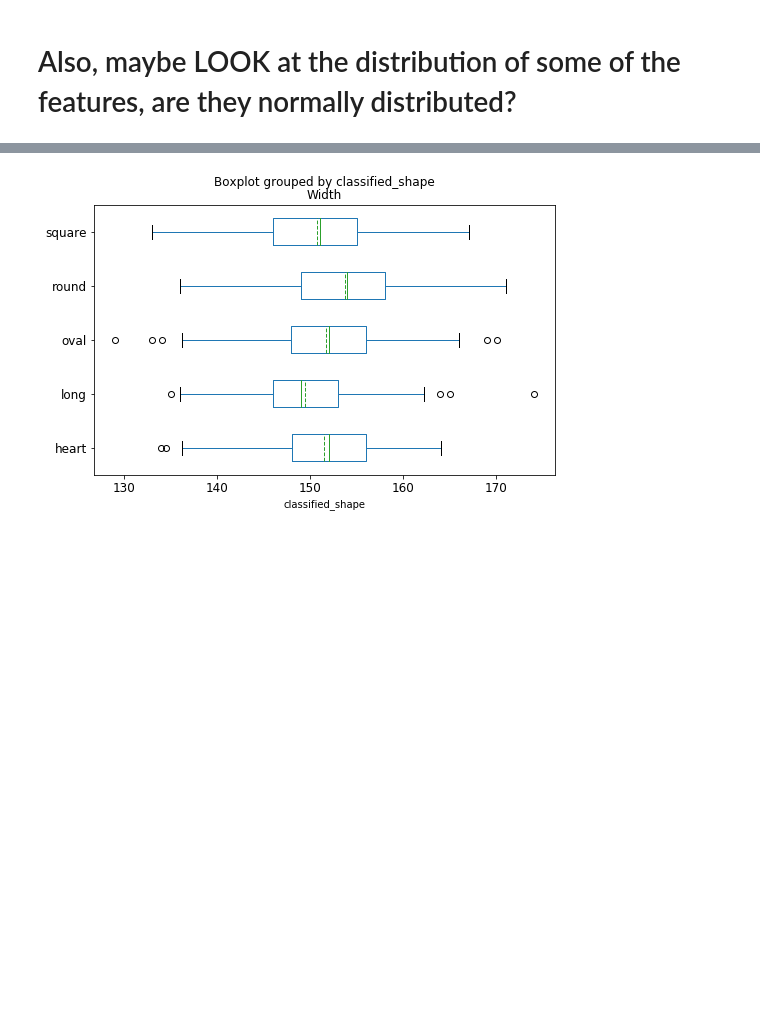
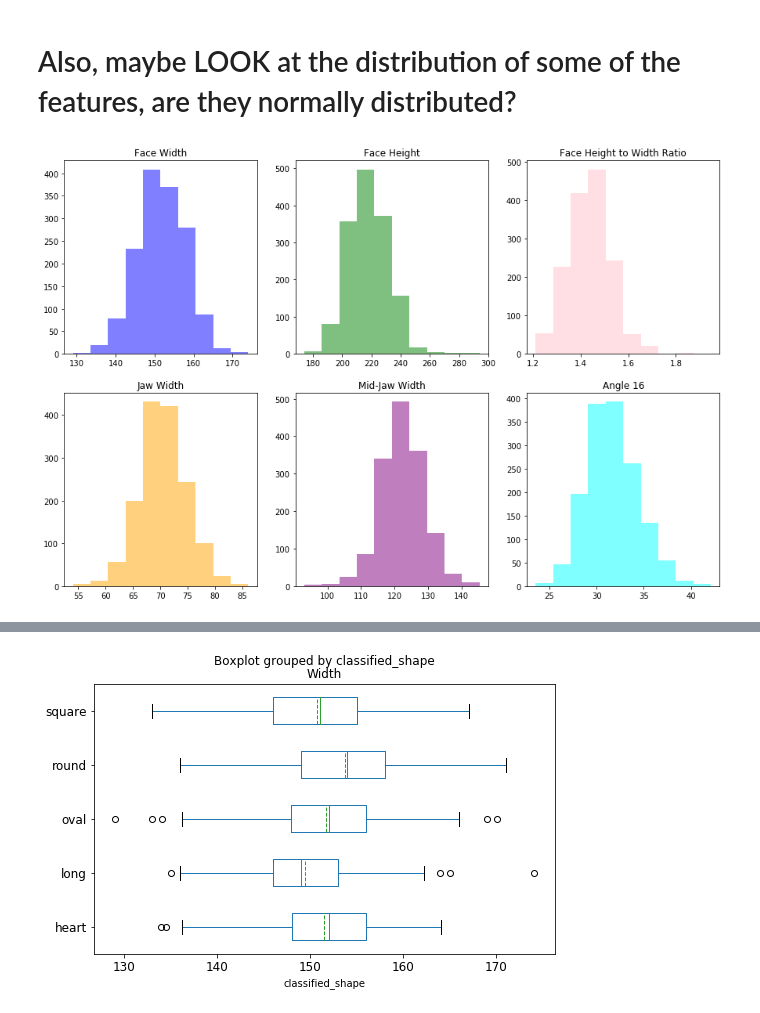
Before and after one commit to marnieboyer/Thinkful, a Jupyter notebook: Final Capstone/main v2.ipynb, the cells around one changed output, grey strips where cells are left out. Drawn from its saved outputs; the diff is of its cells as text; code cells hidden in the pictures; blank space fills up the shorter version.

```diff
--- a/Final Capstone/main v2.ipynb
+++ b/Final Capstone/main v2.ipynb
@@ -210,3 +210,34 @@ data.shape
 # Visualizations
 # %% [markdown]
 # Also, maybe LOOK at the distribution of some of the features, are they normally distributed?
+# %%
+xclean = data.dropna(axis=0, how='any')
+plt.figure(figsize=(15,10))
+
+plt.subplot(2,3,1)
+plt.hist(xclean['Width'], 10, facecolor='blue', alpha=0.5)
+plt.title('Face Width')
+
+plt.subplot(2,3,2)
+plt.hist(xclean['Height'], 10, facecolor='green', alpha=0.5)
+plt.title('Face Height')
+
+plt.subplot(2,3,3)
+plt.hist(xclean['H_W_Ratio'], 10, facecolor='pink', alpha=0.5)
+plt.title('Face Height to Width Ratio')
+
+plt.subplot(2,3,4)
+plt.hist(xclean['Jaw_width'], 10, facecolor='orange', alpha=0.5)
+plt.title('Jaw Width')
+
+plt.subplot(2,3,5)
+plt.hist(xclean['MJ_width'], 10, facecolor='purple', alpha=0.5)
+plt.title('Mid-Jaw Width')
+
+plt.subplot(2,3,6)
+plt.hist(xclean['A16'], 10, facecolor='aqua', alpha=0.5)
+plt.title('Angle 16')
+
+plt.show()
+# %% [output]
+[figure, added]
```
Also changed, not shown: parts of 8 cells of this notebook.
